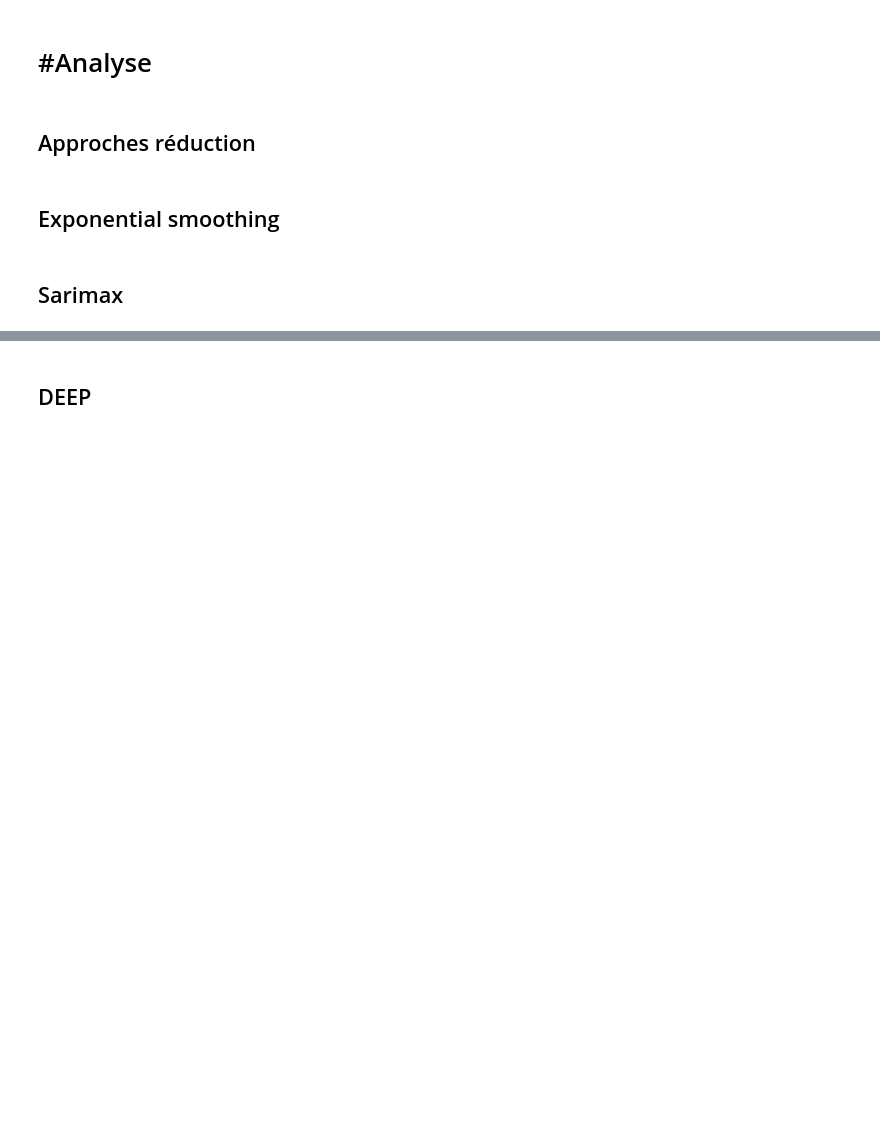
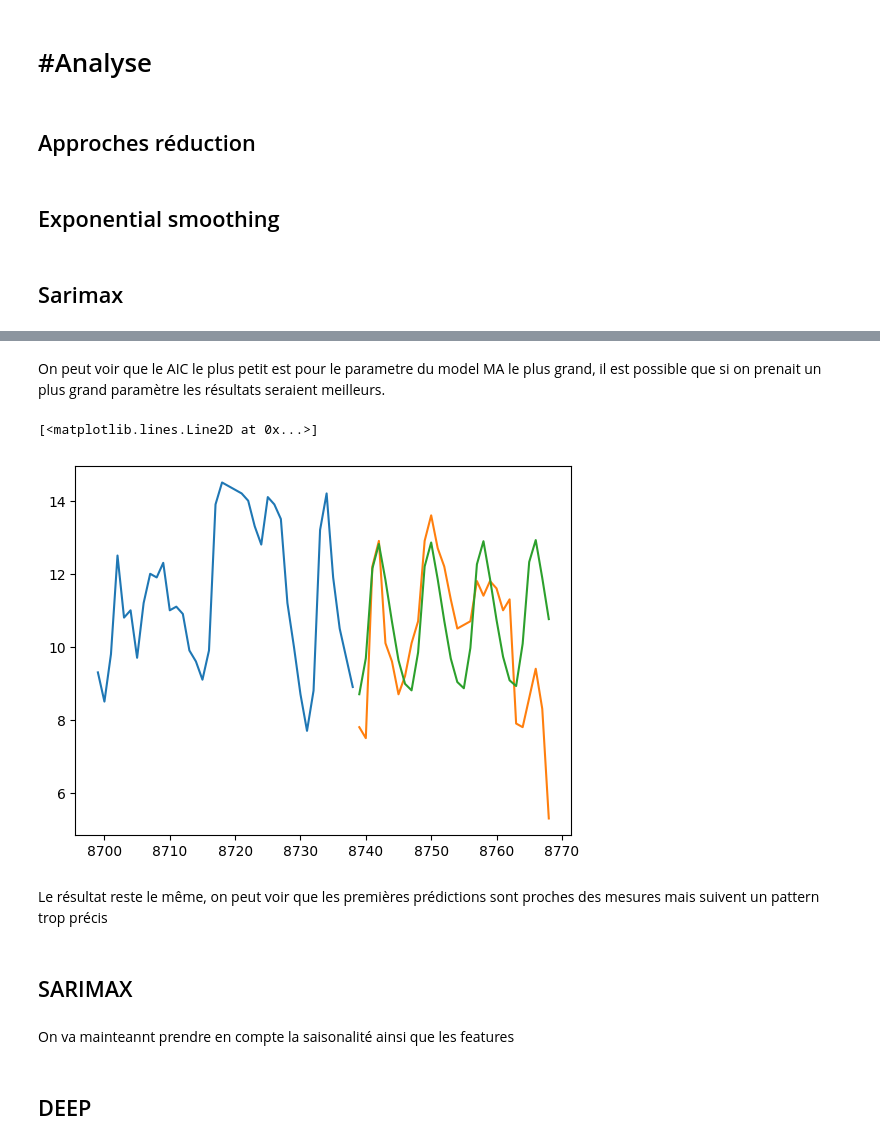
Before and after one commit to JAndretti/Projet-Time-Series-E5, a Jupyter notebook: main.ipynb, the cells around one changed output, grey strips where cells are left out. Saved outputs shown, nothing was run; the diff lists cells and outputs as text; code cells hidden in the pictures; blank space fills up the shorter version.

```diff
--- a/main.ipynb
+++ b/main.ipynb
@@ -350,0 +433,18 @@ la valeur la plus faible en loss correspond à une saisonalité de :  2910
+# %% [markdown]
+On peut voir que le AIC le plus petit est pour le parametre du model MA le plus grand, il est possible que si on prenait un plus grand paramètre les résultats seraient meilleurs.
+# %%
+mod_ARMA = ARIMA(y_train, order=(8,0,10))
+res = mod_AR.fit()
+# %%
+plt.plot(y_train[-40:])
+plt.plot(y_test[:30])
+plt.plot(res.forecast(30))
+# %% [output]
+[<matplotlib.lines.Line2D at 0x...>]
+[figure, added]
+# %% [markdown]
+Le résultat reste le même, on peut voir que les premières prédictions sont proches des mesures mais suivent un pattern trop précis
+# %% [markdown]
+## SARIMAX
+# %% [markdown]
+On va mainteannt prendre en compte la saisonalité ainsi que les features
```
Also changed, not shown: parts of 24 cells of this notebook.
